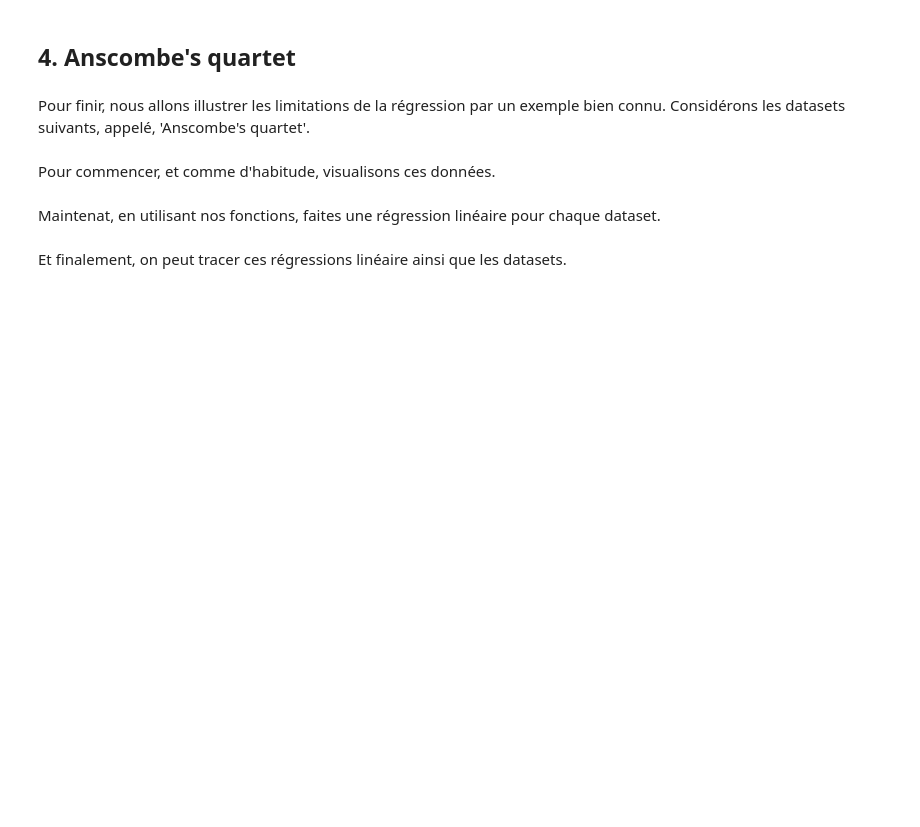
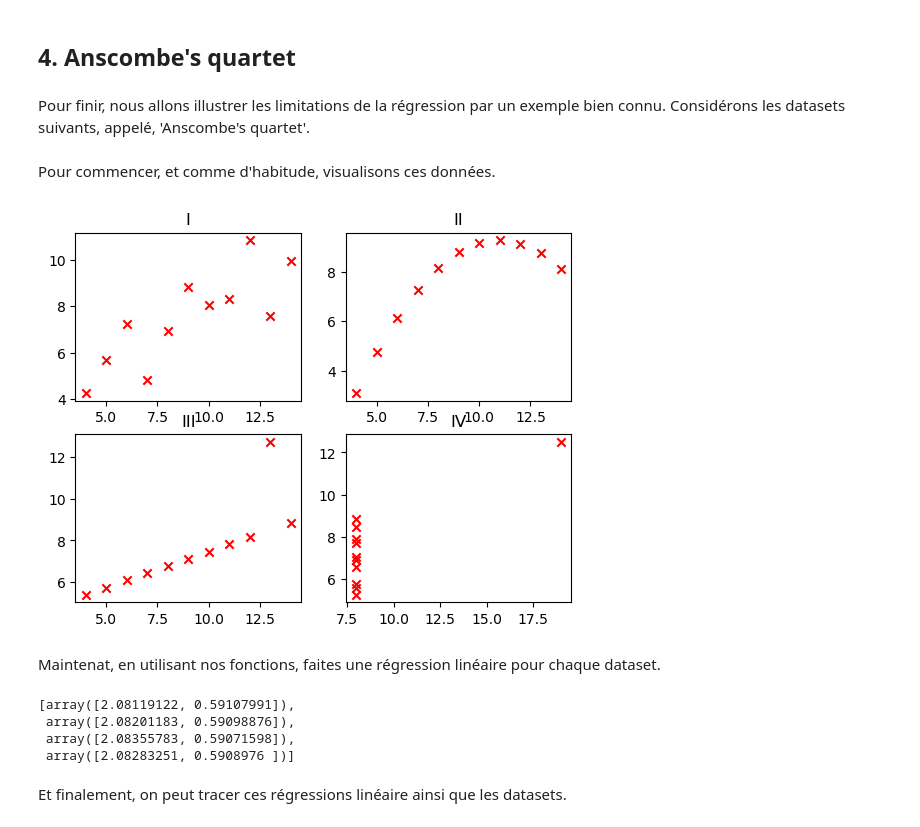
Before and after one commit to HUART1848/APV_L1, a Jupyter notebook: TP1_APV_S1-2023_Reponses_Huart_Hugo.ipynb, the cells around one changed output. Saved outputs shown, nothing was run; the diff lists cells and outputs as text; code cells hidden in the pictures; blank space fills up the shorter version.

```diff
--- a/TP1_APV_S1-2023_Reponses_Huart_Hugo.ipynb
+++ b/TP1_APV_S1-2023_Reponses_Huart_Hugo.ipynb
@@ -93,11 +93,13 @@ Le fichier ex1data1.txt contient les données que nous allons utiliser. La premi
 # %% [markdown]
 Avant de commencer, nous allons visualiser les données.
 # %%
-def simple_scatter(x, y, color=None):
-    plt.scatter(x, y, marker="x", c="red" if color is None else color)
-    plt.xlabel("Population in 10,000s")
-    plt.ylabel("Profit of City in 10,000s")
-    plt.title("Food truck profit according to city size")
+def simple_scatter(x, y, fig = None, ax = None, color=None, xlabel="Population in 10,000s", ylabel="Profit of City in 10,000s", title="Food truck profit according to city size"):
+    fig, ax = (fig, ax) if fig is not None and ax is not None else plt.subplots()
+
+    ax.scatter(x, y, marker="x", c="red" if color is None else color)
+    ax.set_xlabel(xlabel)
+    ax.set_ylabel(ylabel)
+    ax.set_title(title)
 # %%
 # loading the data
 data = np.loadtxt('ex1data1.txt', delimiter=',', unpack=True)
@@ -297,11 +314,35 @@ datasets = {
 # %% [markdown]
 Pour commencer, et comme d'habitude, visualisons ces données.
 # %%
-# TODO: faire un plot des données
+fig, axs = plt.subplots(nrows=2, ncols=2)
+
+i = 0
+order = ["I", "II", "III", "IV"]
+
+for row in axs:
+    for ax in row:
+        x, y = datasets[order[i]]
+        simple_scatter(x, y, fig=fig, ax=ax, color="red", xlabel="", ylabel="", title=order[i])
+        i += 1
+# %% [output]
+[figure, added]
 # %% [markdown]
 Maintenat, en utilisant nos fonctions, faites une régression linéaire pour chaque dataset.
 # %%
-# TODO: calculer la régression linéaire qui minimise notre loss function pour chaque dataset du dictionaire datasets.
+alpha = 0.0001
+epsilon = 1e-5
+theta_0 = [0, 0]
+
+thetas = list(range(len(datasets)))
+
+for i in range(len(order)):
+    theta_opt = gradientDescent(datasets[order[i]], theta_0, alpha, epsilon)
+    thetas[i] = theta_opt
+# %% [output]
+[array([2.08119122, 0.59107991]),
+ array([2.08201183, 0.59098876]),
+ array([2.08355783, 0.59071598]),
+ array([2.08283251, 0.5908976 ])]
 # %% [markdown]
 Et finalement, on peut tracer ces régressions linéaire ainsi que les datasets.
 # %%
```
Also changed, not shown: parts of 13 cells of this notebook.
